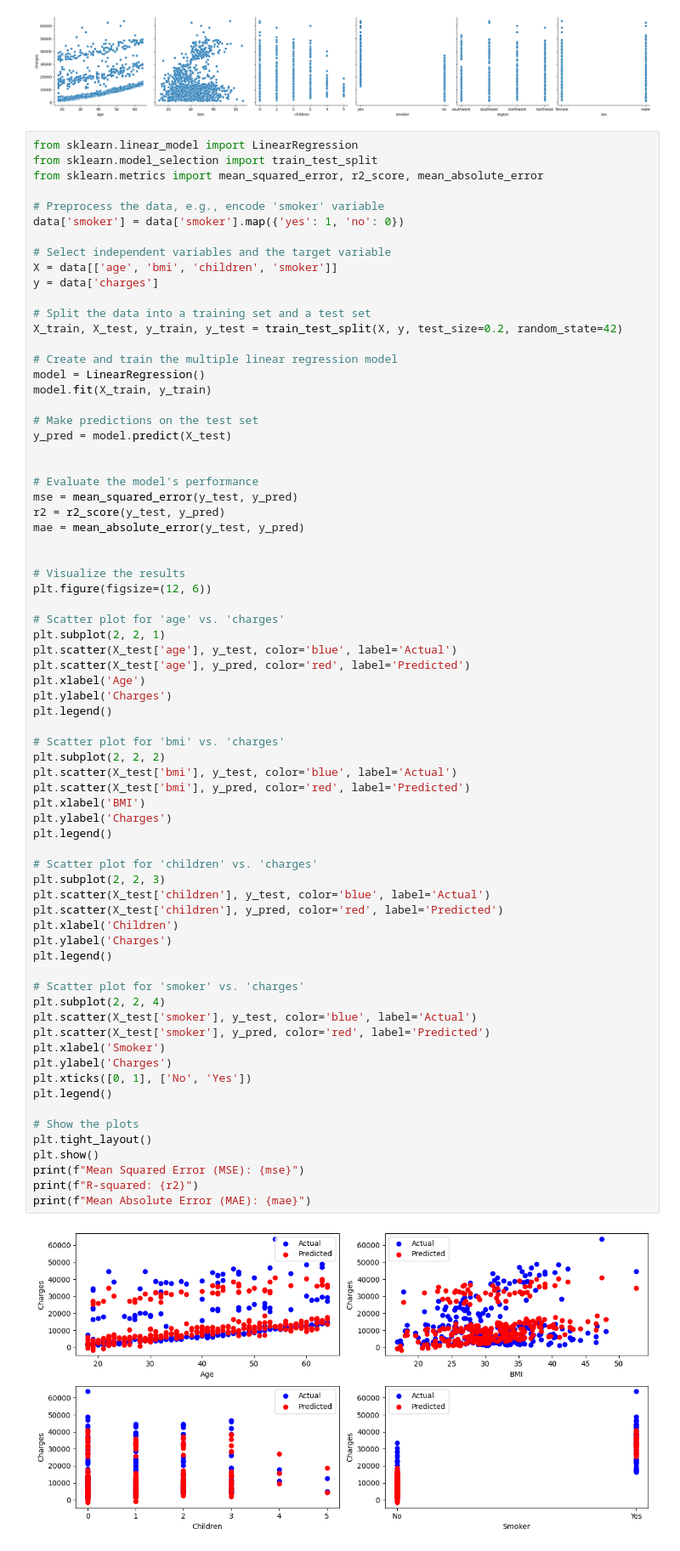
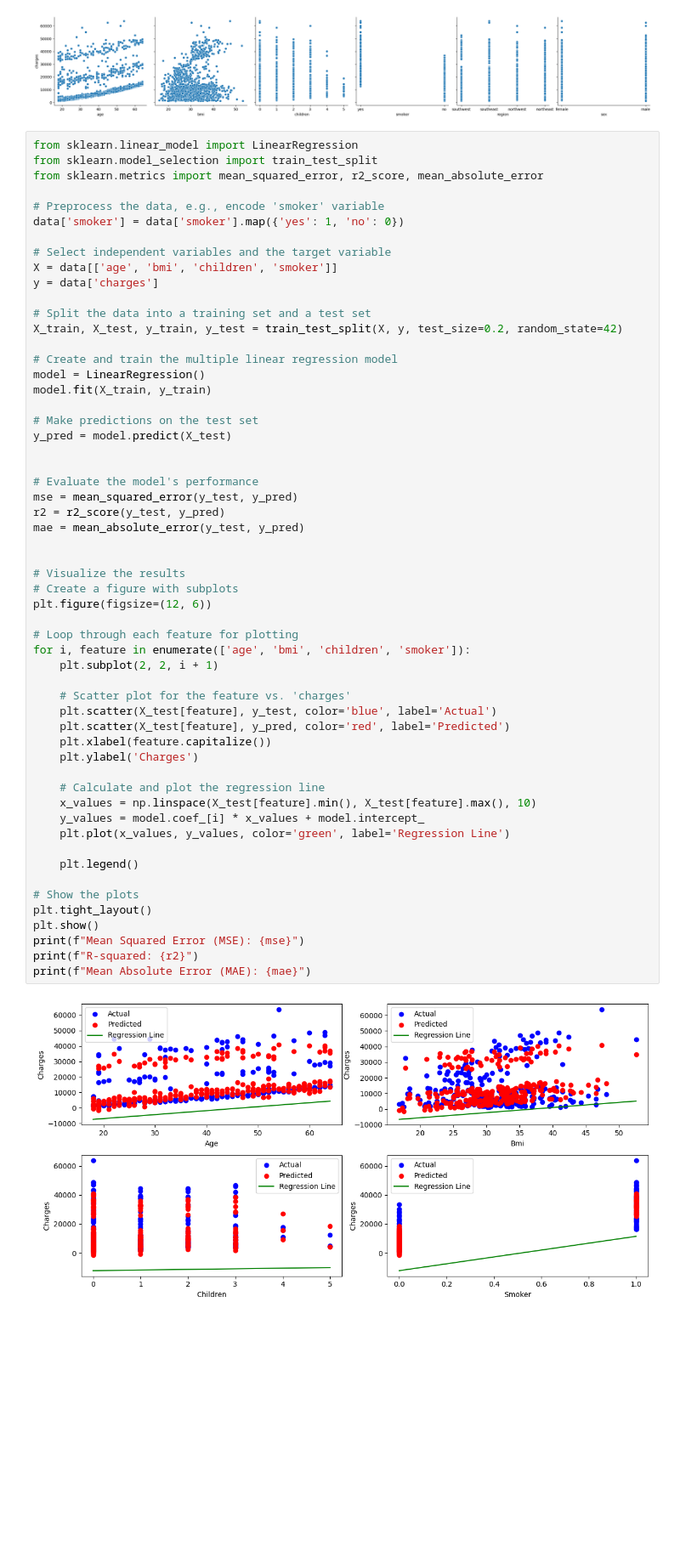
Before and after one commit to luthf-ai/ML-Polinema-Jobsheet, a Jupyter notebook: modul03/tugas_modul03.ipynb, the cells around one changed output. Shown at 85% size. Cells and saved outputs as stored; diff of their text form; blank space fills up the shorter version.

```diff
--- a/modul03/tugas_modul03.ipynb
+++ b/modul03/tugas_modul03.ipynb
@@ -74,63 +74,48 @@ y = data['charges']
 X_train, X_test, y_train, y_test = train_test_split(X, y, test_size=0.2, random_state=42)
 
 # Create and train the multiple linear regression model
 model = LinearRegression()
 model.fit(X_train, y_train)
 
 # Make predictions on the test set
 y_pred = model.predict(X_test)
 
 
 # Evaluate the model's performance
 mse = mean_squared_error(y_test, y_pred)
 r2 = r2_score(y_test, y_pred)
 mae = mean_absolute_error(y_test, y_pred)
 
 
 # Visualize the results
+# Create a figure with subplots
 plt.figure(figsize=(12, 6))
 
-# Scatter plot for 'age' vs. 'charges'
-plt.subplot(2, 2, 1)
-plt.scatter(X_test['age'], y_test, color='blue', label='Actual')
-plt.scatter(X_test['age'], y_pred, color='red', label='Predicted')
-plt.xlabel('Age')
-plt.ylabel('Charges')
-plt.legend()
+# Loop through each feature for plotting
+for i, feature in enumerate(['age', 'bmi', 'children', 'smoker']):
+    plt.subplot(2, 2, i + 1)
 
-# Scatter plot for 'bmi' vs. 'charges'
-plt.subplot(2, 2, 2)
-plt.scatter(X_test['bmi'], y_test, color='blue', label='Actual')
-plt.scatter(X_test['bmi'], y_pred, color='red', label='Predicted')
-plt.xlabel('BMI')
-plt.ylabel('Charges')
-plt.legend()
+    # Scatter plot for the feature vs. 'charges'
+    plt.scatter(X_test[feature], y_test, color='blue', label='Actual')
+    plt.scatter(X_test[feature], y_pred, color='red', label='Predicted')
+    plt.xlabel(feature.capitalize())
+    plt.ylabel('Charges')
 
-# Scatter plot for 'children' vs. 'charges'
-plt.subplot(2, 2, 3)
-plt.scatter(X_test['children'], y_test, color='blue', label='Actual')
-plt.scatter(X_test['children'], y_pred, color='red', label='Predicted')
-plt.xlabel('Children')
-plt.ylabel('Charges')
-plt.legend()
+    # Calculate and plot the regression line
+    x_values = np.linspace(X_test[feature].min(), X_test[feature].max(), 10)
+    y_values = model.coef_[i] * x_values + model.intercept_
+    plt.plot(x_values, y_values, color='green', label='Regression Line')
 
-# Scatter plot for 'smoker' vs. 'charges'
-plt.subplot(2, 2, 4)
-plt.scatter(X_test['smoker'], y_test, color='blue', label='Actual')
-plt.scatter(X_test['smoker'], y_pred, color='red', label='Predicted')
-plt.xlabel('Smoker')
-plt.ylabel('Charges')
-plt.xticks([0, 1], ['No', 'Yes'])
-plt.legend()
+    plt.legend()
 
 # Show the plots
 plt.tight_layout()
 plt.show()
 print(f"Mean Squared Error (MSE): {mse}")
 print(f"R-squared: {r2}")
 print(f"Mean Absolute Error (MAE): {mae}")
 # %% [output]
-[figure, old version]
+[figure, new version]
 Mean Squared Error (MSE): 33981653.95019776
 R-squared: 0.7811147722517886
 Mean Absolute Error (MAE): 4213.798594527248
```
